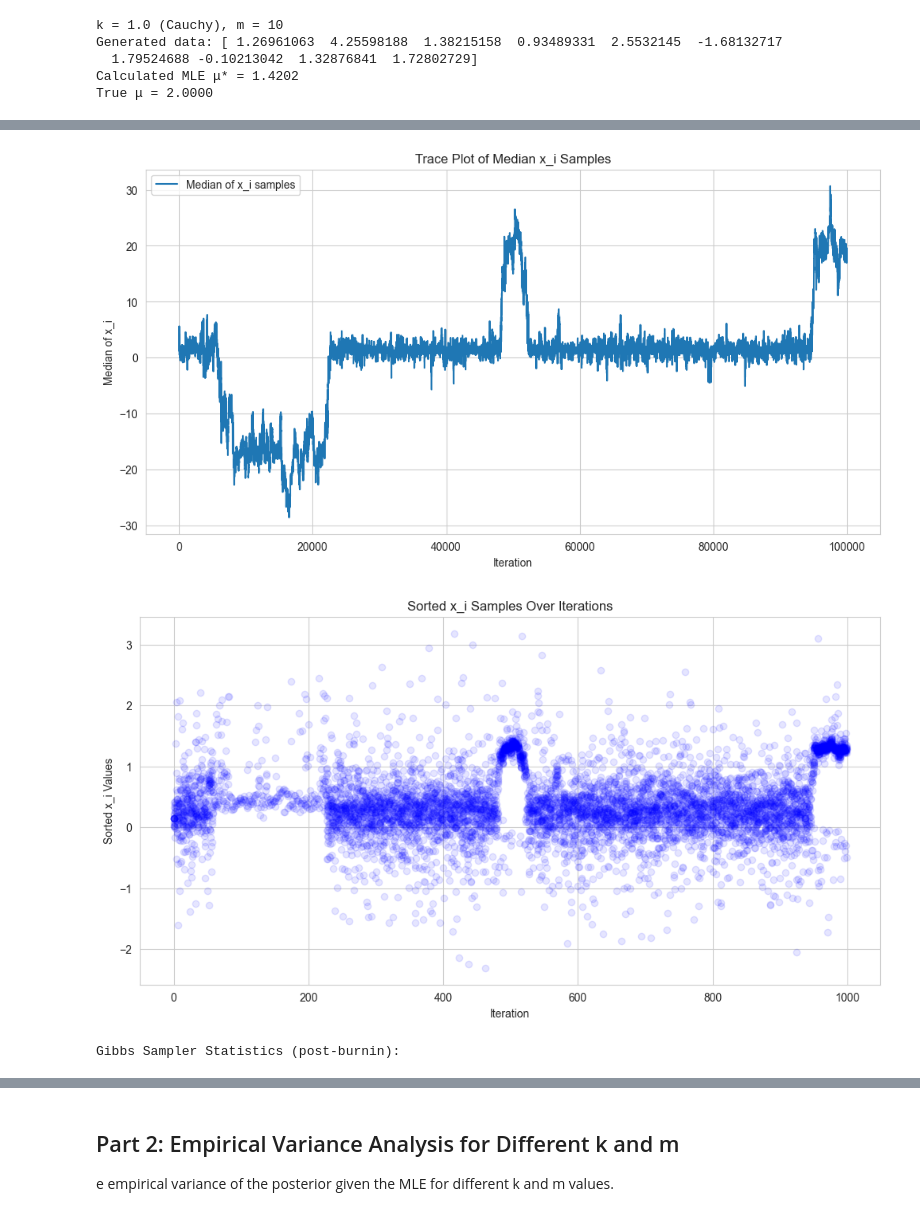
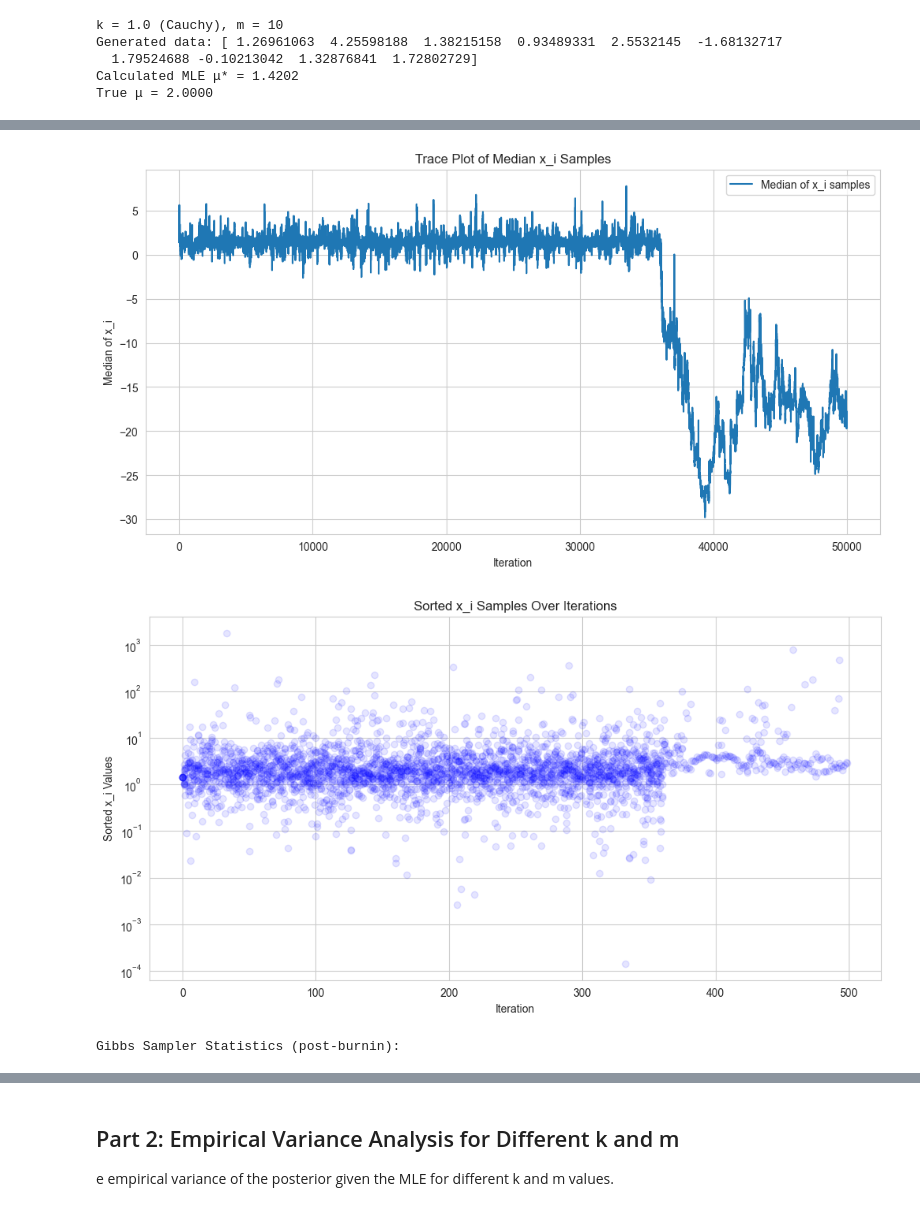
Before and after one commit to shlokmishra/student_t_mle, a Jupyter notebook: testing/shlok.ipynb, the cells around one changed output, grey strips where cells are left out. Saved outputs shown, nothing was run; the diff lists cells and outputs as text; code cells hidden in the pictures.

```diff
--- a/testing/shlok.ipynb
+++ b/testing/shlok.ipynb
@@ -28,7 +28,7 @@ The autoreload extension is already loaded. To reload it, use:
   %reload_ext autoreload
 # %%
 # Configuration
-T_gibbs = 100000  # Long chain
+T_gibbs = 50000  # Long chain
 T_kde = 50000     # Number of simulations for KDE benchmark
 
 # Test parameters
@@ -176,24 +176,25 @@ Gibbs Sampler Statistics (post-burnin):
 # %%
 
 a,b = 48000, 53000
 a,b = 0, T_gibbs
 med_x = [np.median(x) for x in gibbs_results['x_chain'][a:b]]
 sorted_x = [np.sort(x) for x in gibbs_results['x_chain'][a:b]]
 plt.plot(med_x, label='Median of x_i samples')
 plt.title('Trace Plot of Median x_i Samples')
 plt.xlabel('Iteration')
 plt.ylabel('Median of x_i')
 plt.legend()
 plt.show()
 
 for i, x in enumerate(sorted_x[::100]):
-    plt.scatter([i]*len(x), np.log10(x), color='blue', alpha=0.1)
+    plt.scatter([i]*len(x), x, color='blue', alpha=0.1)
+plt.yscale("log")
 plt.title('Sorted x_i Samples Over Iterations')
 plt.xlabel('Iteration')
 plt.ylabel('Sorted x_i Values')
 plt.show()
 print(f"\nGibbs Sampler Statistics (post-burnin):")
 # %% [output]
-[figure, old version]
+[figure, new version]
-[figure, old version]
+[figure, new version]
 Gibbs Sampler Statistics (post-burnin):
```
Also changed, not shown: parts of 8 cells of this notebook, 1 other file.
